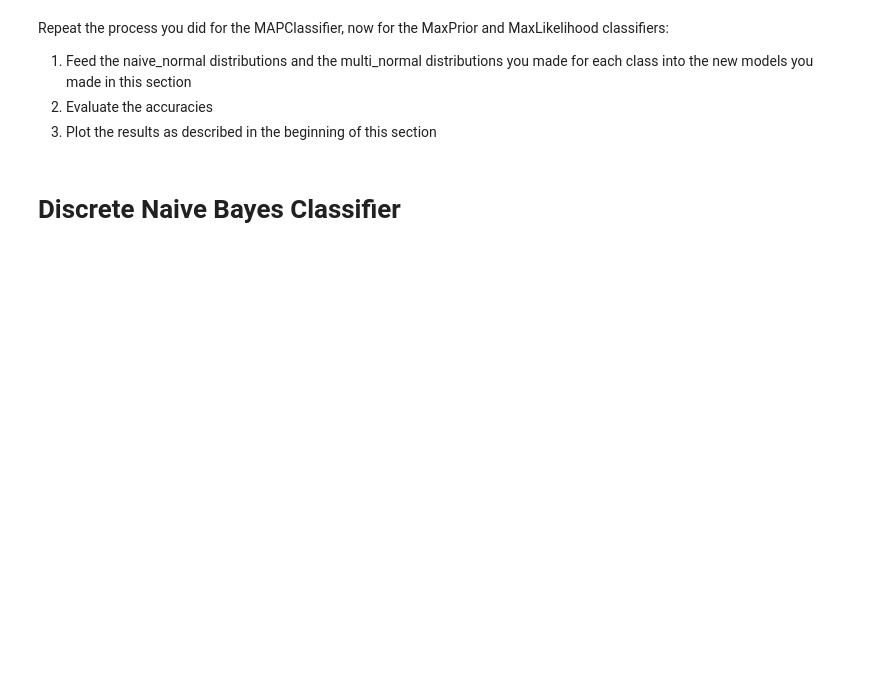
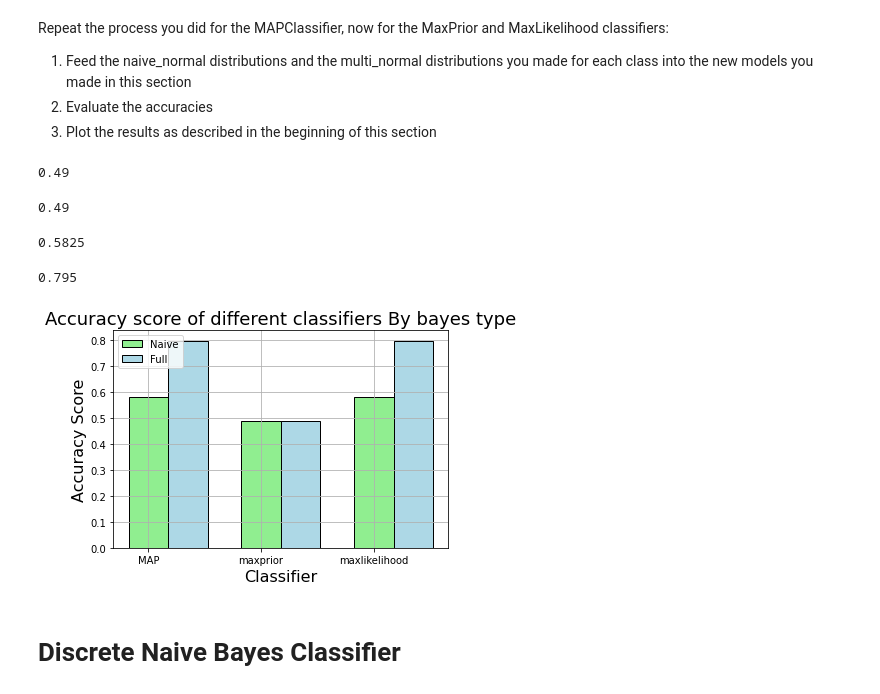
Before and after one commit to RoyR-IDC/MachineLearningFromData, a Jupyter notebook: HW3/ProbabilisticModels.ipynb, the cells around one changed output. Drawn from its saved outputs; the diff is of its cells as text; code cells hidden in the pictures; blank space fills up the shorter version.

```diff
--- a/HW3/ProbabilisticModels.ipynb
+++ b/HW3/ProbabilisticModels.ipynb
@@ -733,6 +650,50 @@ Repeat the process you did for the MAPClassifier, now for the MaxPrior and MaxLi
 ####### YOUR CODE HERE ########
 # you may add cells as needed #
 ###############################
+# %%
+naive_maxprior_classifier = MaxPrior(naive_normal_CD_0, naive_normal_CD_1)
+maxprior_naive_accuracy = compute_accuracy(test_set, naive_maxprior_classifier)
+maxprior_naive_accuracy
+# %% [output]
+0.49
+# %%
+multi_maxprior_classifier = MaxPrior(multi_normal_CD_0, multi_normal_CD_1)
+maxprior_full_accuracy = compute_accuracy(test_set, multi_maxprior_classifier)
+maxprior_full_accuracy
+# %% [output]
+0.49
+# %%
+naive_maxlikelihood_classifier = MaxLikelihood(naive_normal_CD_0, naive_normal_CD_1)
+maxlikelihood_naive_accuracy = compute_accuracy(test_set, naive_maxlikelihood_classifier)
+maxlikelihood_naive_accuracy
+# %% [output]
+0.5825
+# %%
+multi_maxlikelihood_classifier = MaxLikelihood(multi_normal_CD_0, multi_normal_CD_1)
+maxlikelihood_full_accuracy = compute_accuracy(test_set, multi_maxlikelihood_classifier)
+maxlikelihood_full_accuracy
+# %% [output]
+0.795
+# %%
+ClassifierType=['MAP','maxprior','maxlikelihood']
+BayesType=['Naive','Full']  #gender
+pos = np.arange(len(city))
+bar_width = 0.35
+naive=[naive_accuracy,maxprior_naive_accuracy,maxlikelihood_naive_accuracy]  #Happiness_Index_Male
+full =[full_accuracy,maxprior_full_accuracy,maxlikelihood_full_accuracy] # Happiness_Index_Female
+
+plt.figure()
+plt.bar(pos, naive, bar_width, color='lightgreen', edgecolor='black')
+plt.bar(pos+bar_width, full, bar_width, color='lightblue', edgecolor='black')
+plt.xticks(pos, ClassifierType)
+plt.xlabel('Classifier', fontsize=16)  # city
+plt.ylabel('Accuracy Score', fontsize=16)  # happines index
+plt.title('Accuracy score of different classifiers By bayes type',fontsize=18)
+plt.legend(BayesType,loc=2)
+plt.grid()
+plt.show()
+# %% [output]
+[figure, added]
 # %% [markdown]
 # Discrete Naive Bayes Classifier
 # %% [markdown]
```
Also changed, not shown: parts of 8 cells of this notebook.
